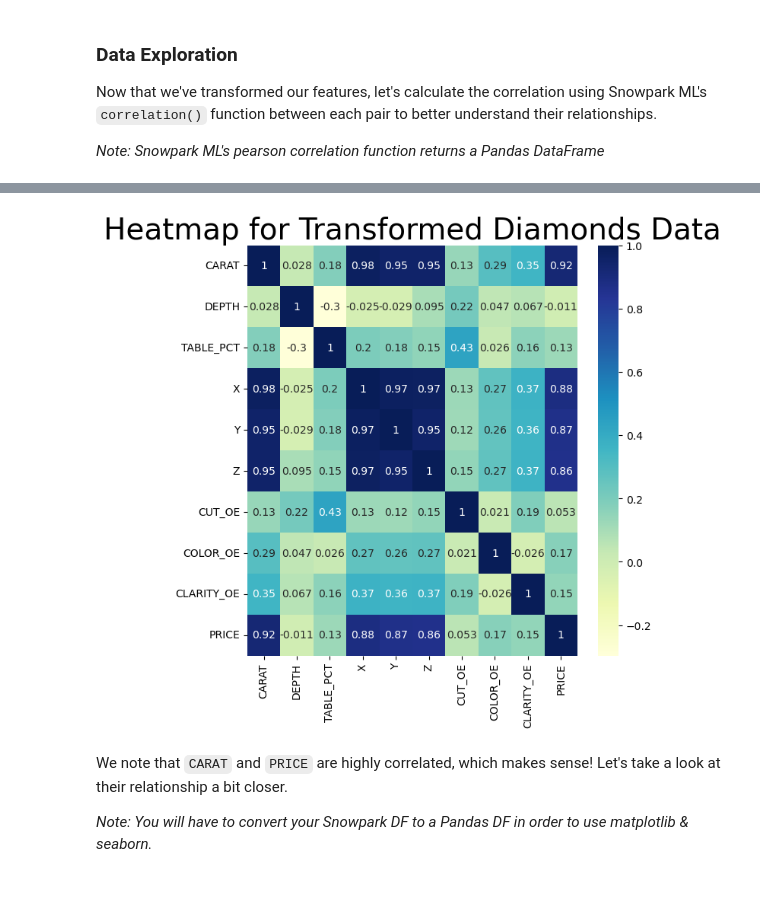
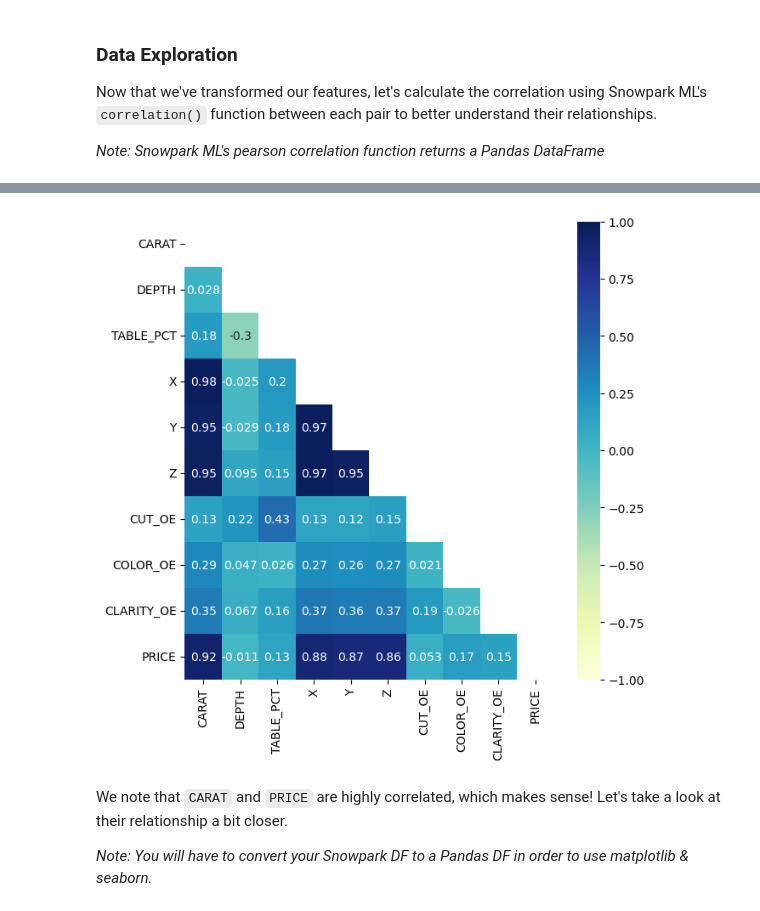
Before and after one commit to Snowflake-Labs/sfguide-intro-to-machine-learning-with-snowflake-ml-for-python, a Jupyter notebook: 2_snowpark_ml_feature_transformations.ipynb, the cells around one changed output, grey strips where cells are left out. Saved outputs shown, nothing was run; the diff lists cells and outputs as text; code cells hidden in the pictures.

Commit message:
Updated heatmap to be triangular

```diff
--- a/2_snowpark_ml_feature_transformations.ipynb
+++ b/2_snowpark_ml_feature_transformations.ipynb
@@ -260,14 +260,14 @@ corr_diamonds_df # This is a Pandas DataFrame
 | CLARITY_OE | 0.352841 | 0.067384 | 0.160327 | 0.371999 | 0.358420 | 0.366952 | 0.189175 | -0.025631 | 1.000000 | 0.146800 |
 | PRICE | 0.921591 | -0.010647 | 0.127134 | 0.884435 | 0.865421 | 0.861249 | 0.053491 | 0.172511 | 0.146800 | 1.000000 |
 # %%
+# Generate a mask for the upper triangle
+mask = np.triu(np.ones_like(corr_diamonds_df, dtype=bool))
+
 # Create a heatmap with the features
-fig, ax = plt.subplots(figsize=(7, 7))
-plt.title('Heatmap for Transformed Diamonds Data', fontsize=28)
-dataplot = sns.heatmap(corr_diamonds_df, cmap="YlGnBu", annot=True)
-
-plt.show()
+plt.figure(figsize=(7, 7))
+heatmap = sns.heatmap(corr_diamonds_df, mask=mask, cmap="YlGnBu", annot=True, vmin=-1, vmax=1)
 # %% [output]
-[figure, old version]
+[figure, new version]
 # %% [markdown]
 We note that `CARAT` and `PRICE` are highly correlated, which makes sense! Let's take a look at their relationship a bit closer.
 
```
